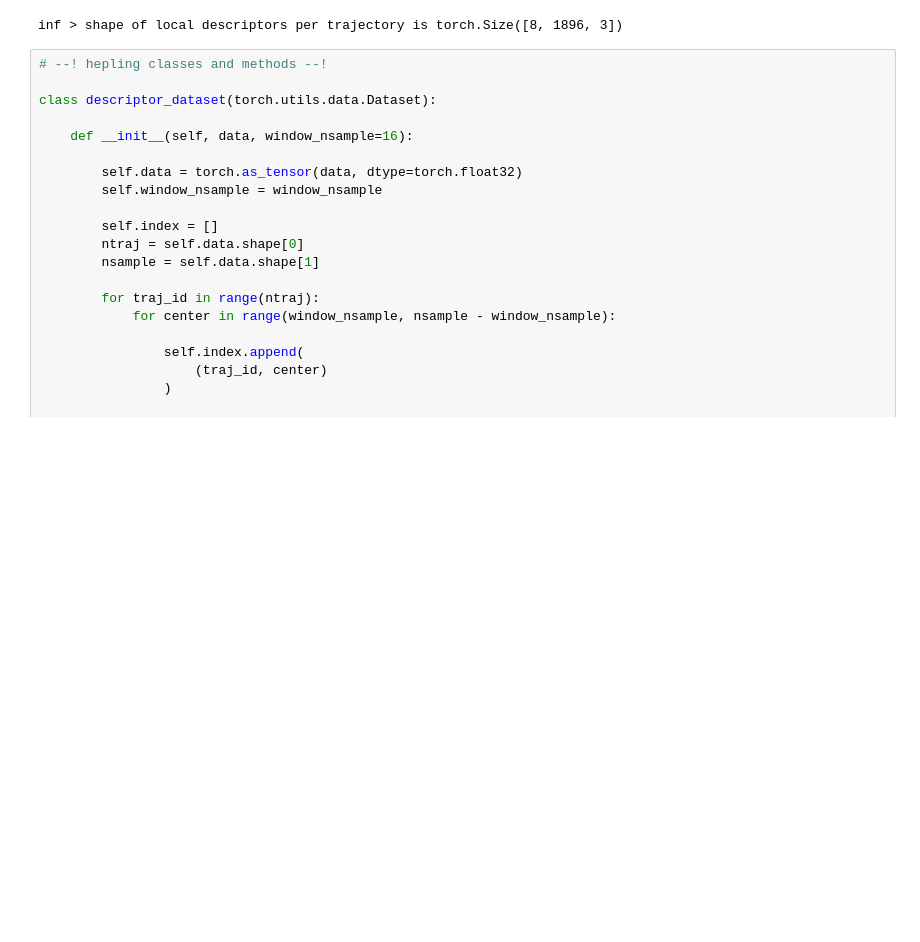
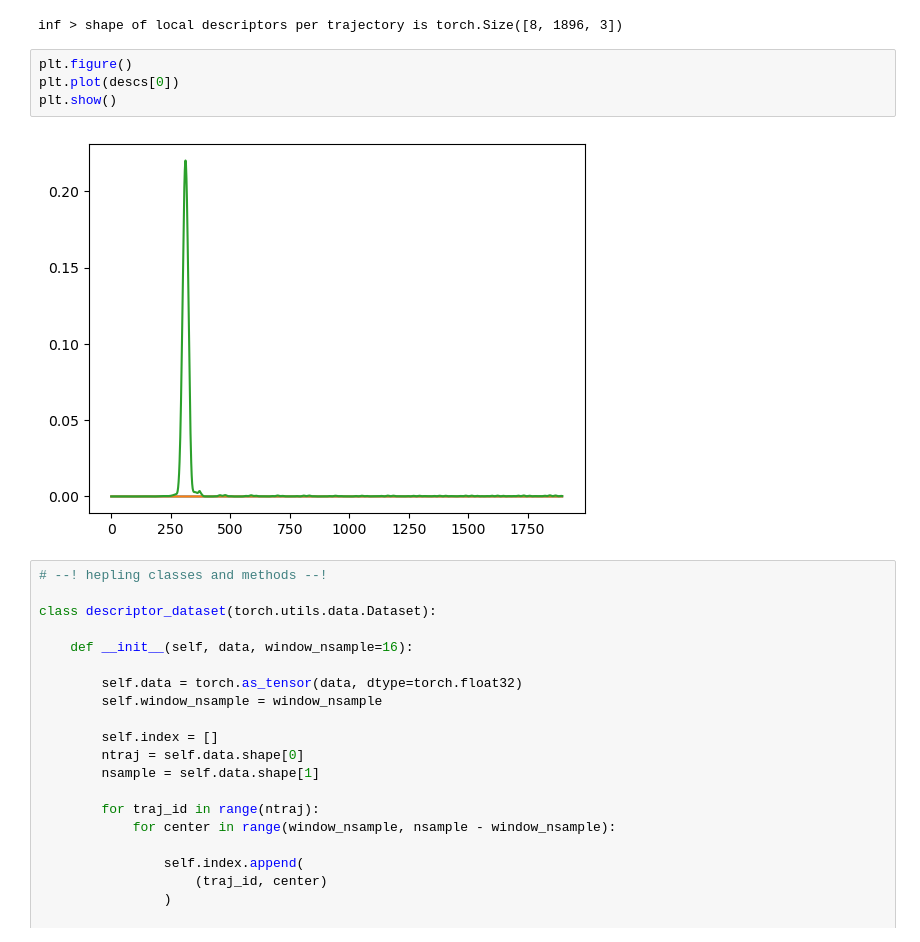
Before and after one commit to maalberg/kind, a Jupyter notebook: examples/regimes/cavity_fold/02_regime_discover.ipynb, the cells around one changed output. Drawn from its saved outputs; the diff is of its cells as text; blank space fills up the shorter version.

```diff
--- a/examples/regimes/cavity_fold/02_regime_discover.ipynb
+++ b/examples/regimes/cavity_fold/02_regime_discover.ipynb
@@ -260,6 +261,12 @@ descs = torch.as_tensor(descs, dtype=torch.float32)
 print(f'inf > shape of local descriptors per trajectory is {descs.shape}')
 # %% [output]
 inf > shape of local descriptors per trajectory is torch.Size([8, 1896, 3])
+# %%
+plt.figure()
+plt.plot(descs[0])
+plt.show()
+# %% [output]
+[figure, added]
 # %%
 # --! hepling classes and methods --!
 
```
Also changed, not shown: parts of 5 cells of this notebook, 3 other files.
